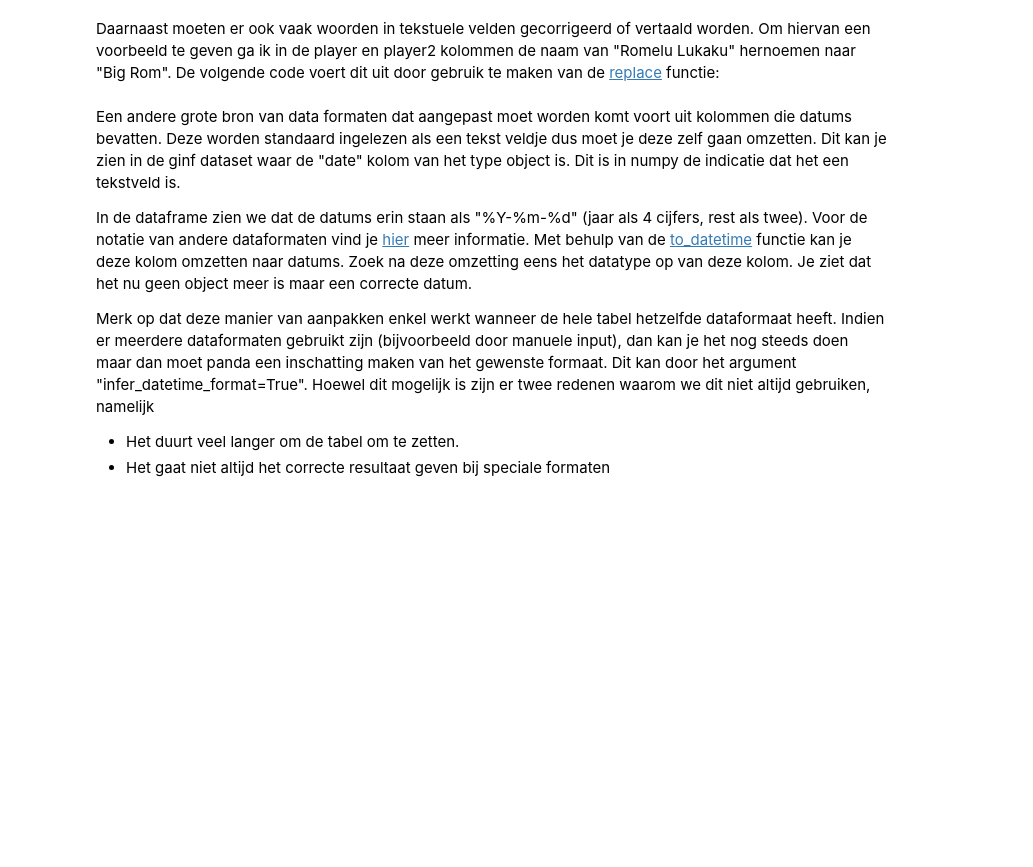
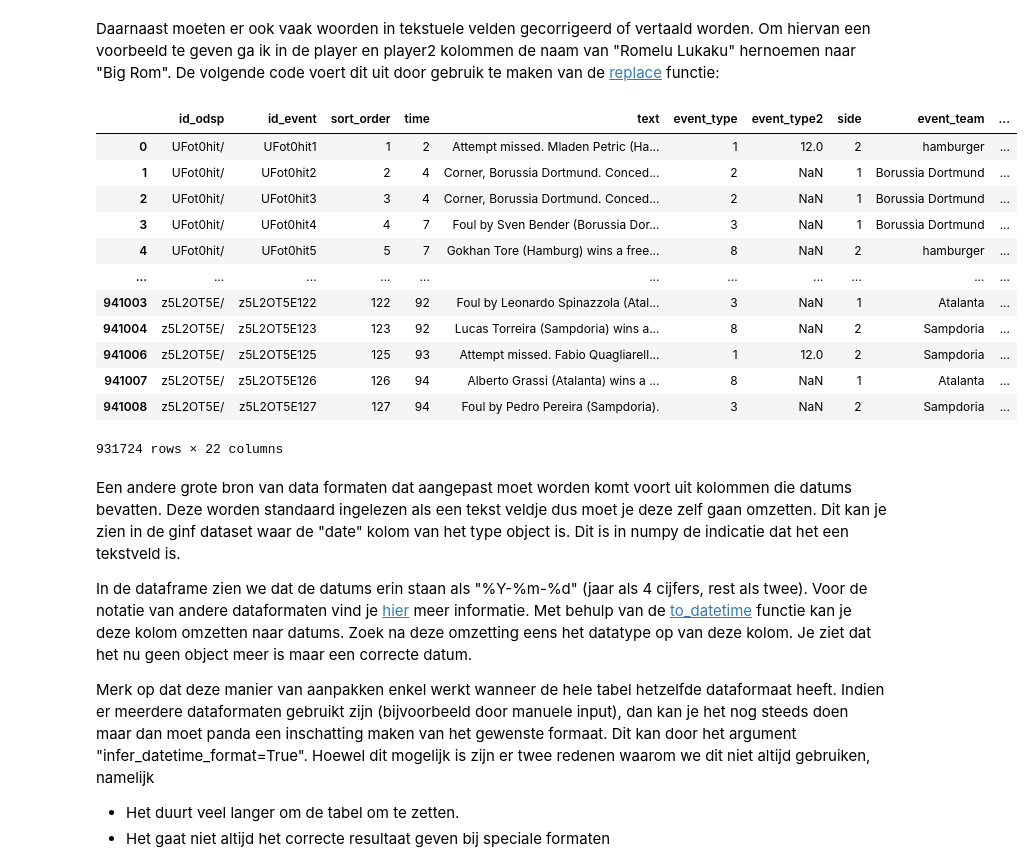
Before and after one commit to OdiseeDataScience2526/Leerstof-groep123, a Jupyter notebook: Les_02/02_DataCleaning.ipynb, the cells around one changed output. Saved outputs shown, nothing was run; the diff lists cells and outputs as text; code cells hidden in the pictures; blank space fills up the shorter version.

```diff
--- a/Les_02/02_DataCleaning.ipynb
+++ b/Les_02/02_DataCleaning.ipynb
@@ -111,3 +235,13 @@ De kolommen met informatie over het event (bvb shot_place) zijn nodig en mogen d
 Nan geeft dan enkel weer dat de waarde niet van toepassing is.
 De 4 kolommen met speler informatie kan echter gereduceerd worden tot twee kolommen (1 voor elk team) waarbij player2 niet altijd ingevuld moet zijn.
 Dit kan bewezen worden als volgt:
+# %%
+nans = df_events_copy.isnull()
+display(nans.sum())
+
+# voorbeeld voor het werken met boolean waarden
+a = sum(nans.player ^ nans.player_in) # ^ is de xor operatie
+b = sum(nans.player & nans.player_in) # & is de and operatie
+# | dat is de of, ~ is de niet
+
+print(a,b,a+b)
@@ -123,3 +276,9 @@ Overbodige kolommen:
 * id_event (samenstelling van id_odsp en sort_order)
 
 Dit doen we hier:
+# %%
+# de goede manier om het te doen -> gebruik pandas functionaliteit
+df_events_copy_player = df_events_copy[nans.player ^ nans.player_in]
+df_events_copy_player.loc[nans.player, "player"] = df_events_copy_player.loc[nans.player, "player_in"]
+# loc om te indexeren op rij en kolom niveau
+df_events_copy_player.isna().sum()
@@ -144,6 +382,22 @@ Laten we eerst eens de One-Hot Encoded values omzetten van 0/1 naar true/false.
 Daarnaast moeten er ook vaak woorden in tekstuele velden gecorrigeerd of vertaald worden.
 Om hiervan een voorbeeld te geven ga ik in de player en player2 kolommen de naam van "Romelu Lukaku" hernoemen naar "Big Rom".
 De volgende code voert dit uit door gebruik te maken van de [replace](https://pandas.pydata.org/pandas-docs/stable/reference/api/pandas.DataFrame.replace.html) functie:
+# %%
+df_events_copy_player.replace(to_replace="Hamburg SV", value='hamburger')
+# %% [output]
+|  | id_odsp | id_event | sort_order | time | text | event_type | event_type2 | side | event_team | ... |
+| 0 | UFot0hit/ | UFot0hit1 | 1 | 2 | Attempt missed. Mladen Petric (Ha... | 1 | 12.0 | 2 | hamburger | ... |
+| 1 | UFot0hit/ | UFot0hit2 | 2 | 4 | Corner, Borussia Dortmund. Conced... | 2 | NaN | 1 | Borussia Dortmund | ... |
+| 2 | UFot0hit/ | UFot0hit3 | 3 | 4 | Corner, Borussia Dortmund. Conced... | 2 | NaN | 1 | Borussia Dortmund | ... |
+| 3 | UFot0hit/ | UFot0hit4 | 4 | 7 | Foul by Sven Bender (Borussia Dor... | 3 | NaN | 1 | Borussia Dortmund | ... |
+| 4 | UFot0hit/ | UFot0hit5 | 5 | 7 | Gokhan Tore (Hamburg) wins a free... | 8 | NaN | 2 | hamburger | ... |
+| ... | ... | ... | ... | ... | ... | ... | ... | ... | ... | ... |
+| 941003 | z5L2OT5E/ | z5L2OT5E122 | 122 | 92 | Foul by Leonardo Spinazzola (Atal... | 3 | NaN | 1 | Atalanta | ... |
+| 941004 | z5L2OT5E/ | z5L2OT5E123 | 123 | 92 | Lucas Torreira (Sampdoria) wins a... | 8 | NaN | 2 | Sampdoria | ... |
+| 941006 | z5L2OT5E/ | z5L2OT5E125 | 125 | 93 | Attempt missed. Fabio Quagliarell... | 1 | 12.0 | 2 | Sampdoria | ... |
+| 941007 | z5L2OT5E/ | z5L2OT5E126 | 126 | 94 | Alberto Grassi (Atalanta) wins a ... | 8 | NaN | 1 | Atalanta | ... |
+| 941008 | z5L2OT5E/ | z5L2OT5E127 | 127 | 94 | Foul by Pedro Pereira (Sampdoria). | 3 | NaN | 2 | Sampdoria | ... |
+931724 rows × 22 columns
 # %% [markdown]
 Een andere grote bron van data formaten dat aangepast moet worden komt voort uit kolommen die datums bevatten. Deze worden standaard ingelezen als een tekst veldje dus moet je deze zelf gaan omzetten. Dit kan je zien in de ginf dataset waar de "date" kolom van het type object is. Dit is in numpy de indicatie dat het een tekstveld is.
 
```
Also changed, not shown: parts of 14 cells of this notebook.
